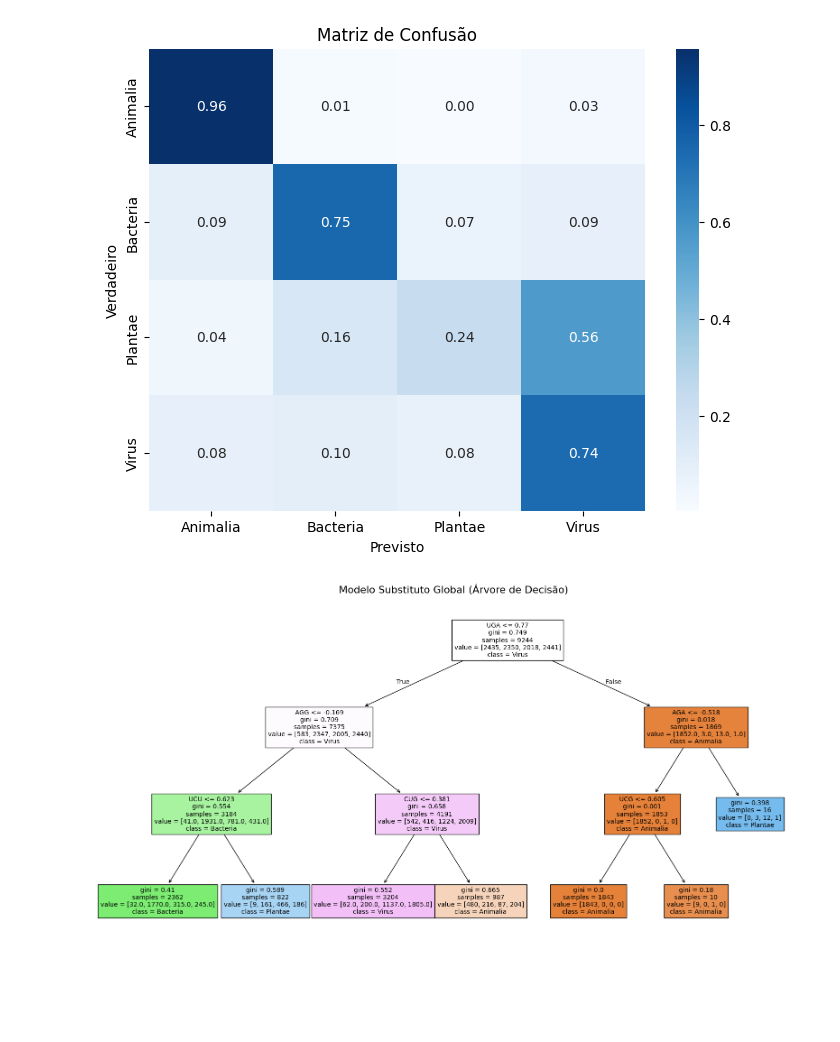
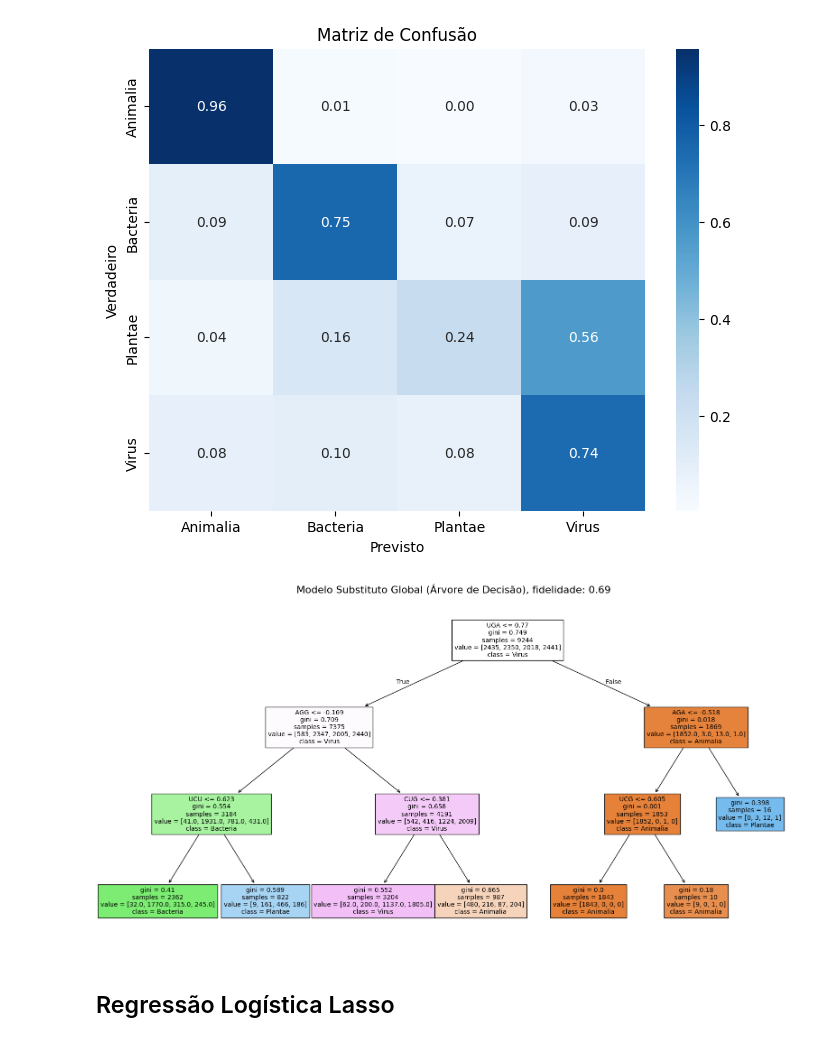
Before and after one commit to JVMergulho/model_interpretability_project, a Jupyter notebook: project1/global_xai.ipynb, the cells around one changed output. Drawn from its saved outputs; the diff is of its cells as text; code cells hidden in the pictures; blank space fills up the shorter version.

Commit message:
feat: add logist regression global surrogate

```diff
--- a/project1/global_xai.ipynb
+++ b/project1/global_xai.ipynb
@@ -75,14 +78,16 @@ plt.show()
 # %%
 plt.figure(figsize=(20, 10))
 
 plot_tree(surrogate_model,
           feature_names=X_train.columns,
           class_names=labels,
           filled=True,
           fontsize=10)
 
-plt.title(f"Modelo Substituto Global (Árvore de Decisão)", fontsize=16)
+plt.title(f"Modelo Substituto Global (Árvore de Decisão), fidelidade: {fidelity_dt:.2f}", fontsize=16)
 plt.savefig("global_surrogate_tree.png", dpi=300, bbox_inches='tight')
 plt.show()
 # %% [output]
-[figure, old version]
+[figure, new version]
+# %% [markdown]
+## Regressão Logística Lasso
```
Also changed, not shown: parts of 8 cells of this notebook, 1 other file.
